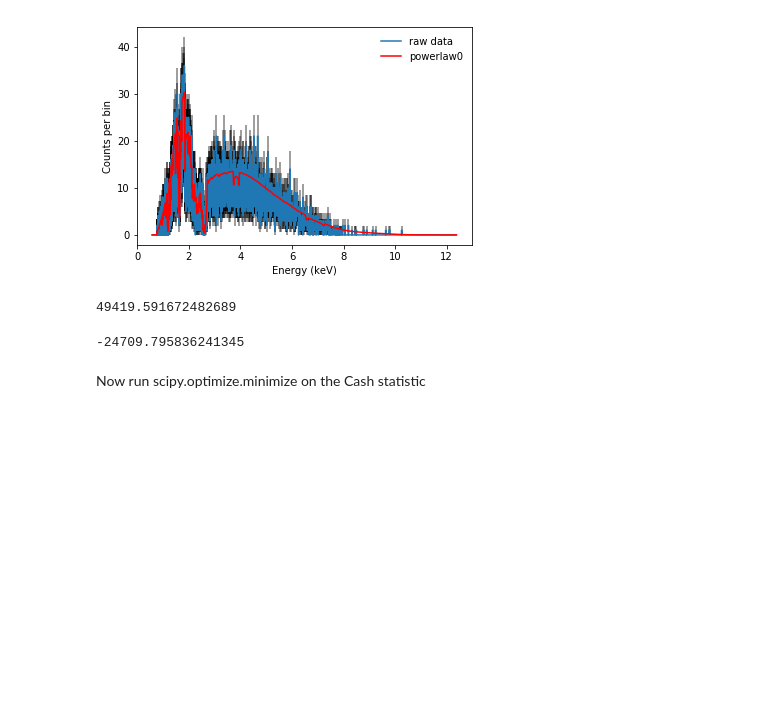
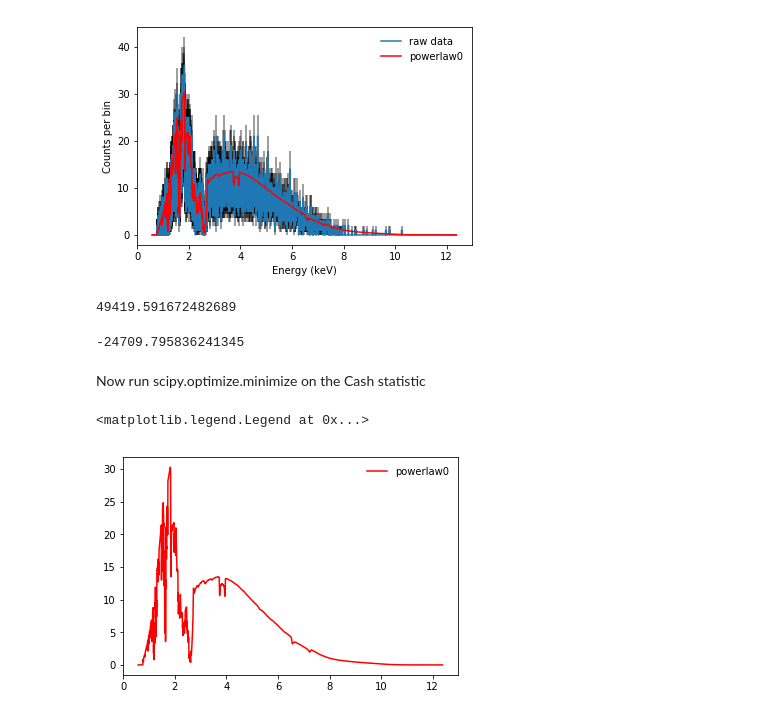
Before and after one commit to eblur/pyxsis, a Jupyter notebook: notebooks/Example1_fit_HETG_powerlaw.ipynb, the cells around one changed output. Cells and saved outputs as stored; diff of their text form; code cells hidden in the pictures; blank space fills up the shorter version.

Commit message:
Can now fit Mrk 421 with scipy.optimize on cash stat

```diff
--- a/notebooks/Example1_fit_HETG_powerlaw.ipynb
+++ b/notebooks/Example1_fit_HETG_powerlaw.ipynb
@@ -129,7 +129,7 @@ plt.xlim(0.5,8.0)
 ## Start fitting
 # %%
 par0 = [-0.5, 2.5]  # Some starting parameters
-mod0 = mrk421.model_chist(par0)
+mod0 = mrk421.model_counts(par0)
 
 ax = plt.subplot(111)
 xpysis.plot_counts(ax, mrk421, xunit='keV', label='raw data')
@@ -149,13 +149,16 @@ mrk421.cash(par0)
 # %% [markdown]
 Now run scipy.optimize.minimize on the Cash statistic
 # %%
-res = scipy.optimize.minimize(mrk421.cash, par0, method="L-BFGS-B")
+res = scipy.optimize.minimize(mrk421.cash, par0)
 # %%
-model_out = mrk421.model_chist(res.x)
+model_out = mrk421.model_counts(res.x)
 
 ax = plt.subplot(111)
 plt.plot(mrk421.bin_mid, mod0, 'r', label='powerlaw0')
 plt.legend(loc='upper right', frameon=False)
+# %% [output]
+<matplotlib.legend.Legend at 0x...>
+[figure, added]
 # %%
 res_out = mrk421.mod_residuals(res.x)
 
```
Also changed, not shown: parts of 5 cells of this notebook, 1 other file.
